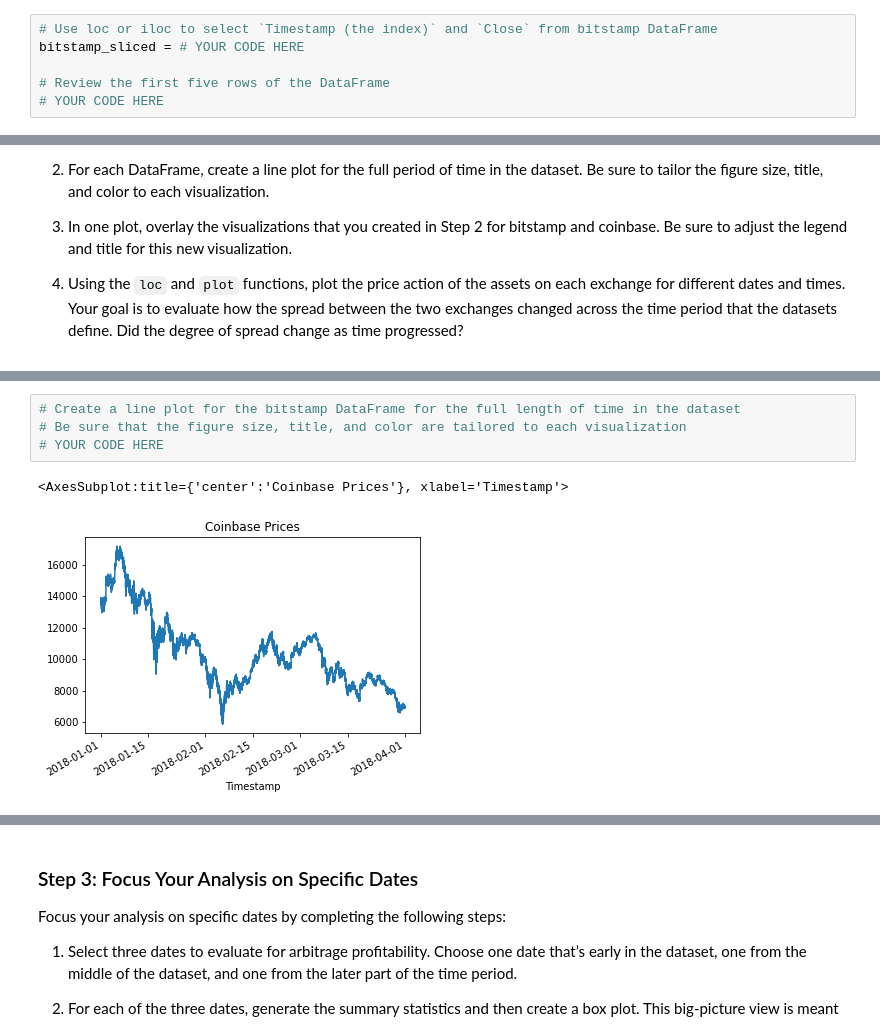
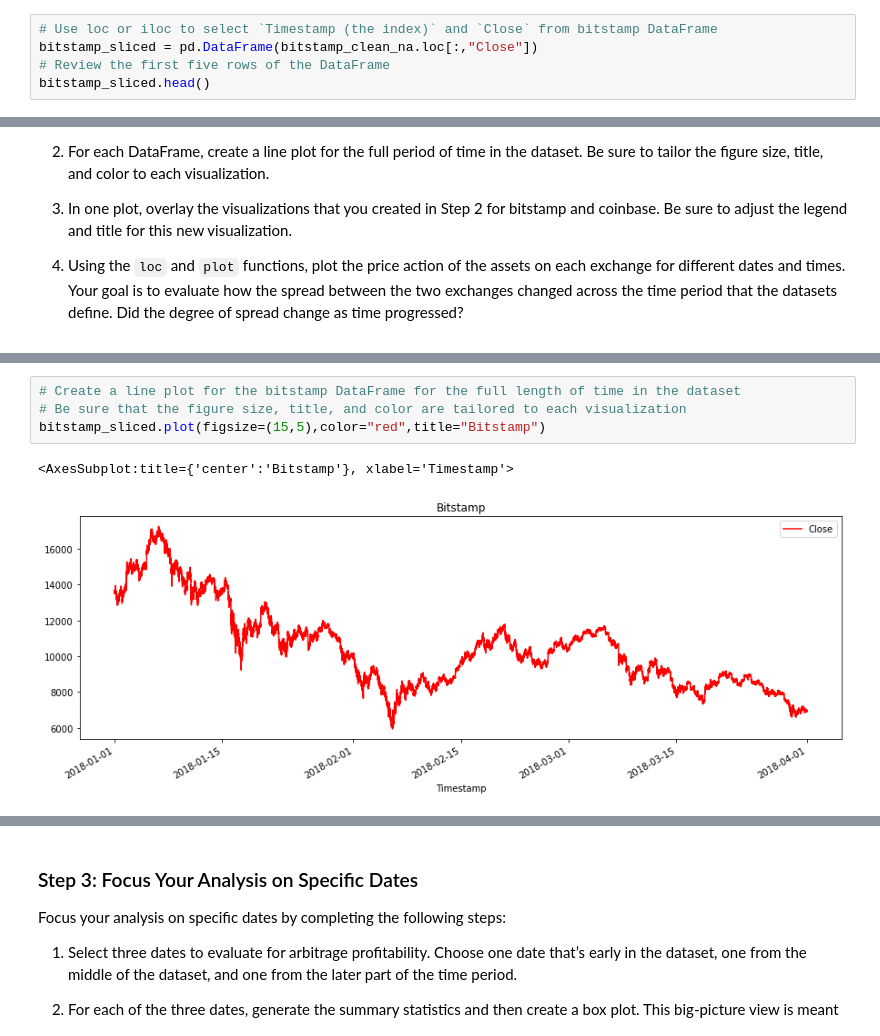
Before and after one commit to Latnid/Module_Challenges, a Jupyter notebook: 3/Starter_Code/crypto_arbitrage.ipynb, the cells around one changed output, grey strips where cells are left out. Saved outputs shown, nothing was run; the diff lists cells and outputs as text.

```diff
--- a/3/Starter_Code/crypto_arbitrage.ipynb
+++ b/3/Starter_Code/crypto_arbitrage.ipynb
@@ -173,10 +166,9 @@ Select the data you want to analyze. Use `loc` or `iloc` to select the following
 * Close
 # %%
 # Use loc or iloc to select `Timestamp (the index)` and `Close` from bitstamp DataFrame
-bitstamp_sliced = # YOUR CODE HERE
-
+bitstamp_sliced = pd.DataFrame(bitstamp_clean_na.loc[:,"Close"])
 # Review the first five rows of the DataFrame
-# YOUR CODE HERE
+bitstamp_sliced.head()
 # %% [output]
 |  | Close |
 | Timestamp |  |
@@ -240,10 +233,10 @@ Sort through the time series data associated with the bitstamp and coinbase Data
 # %%
 # Create a line plot for the bitstamp DataFrame for the full length of time in the dataset
 # Be sure that the figure size, title, and color are tailored to each visualization
-# YOUR CODE HERE
+bitstamp_sliced.plot(figsize=(15,5),color="red",title="Bitstamp")
 # %% [output]
-<AxesSubplot:title={'center':'Coinbase Prices'}, xlabel='Timestamp'>
+<AxesSubplot:title={'center':'Bitstamp'}, xlabel='Timestamp'>
-[figure, old version]
+[figure, new version]
 # %%
 # Create a line plot for the coinbase DataFrame for the full length of time in the dataset
 # Be sure that the figure size, title, and color are tailored to each visualization
```
Also changed, not shown: parts of 18 cells of this notebook.
